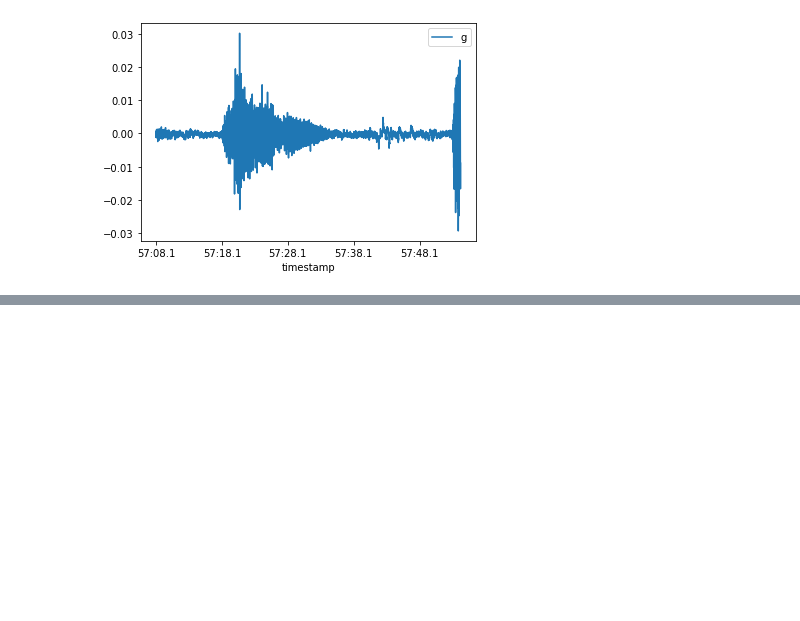
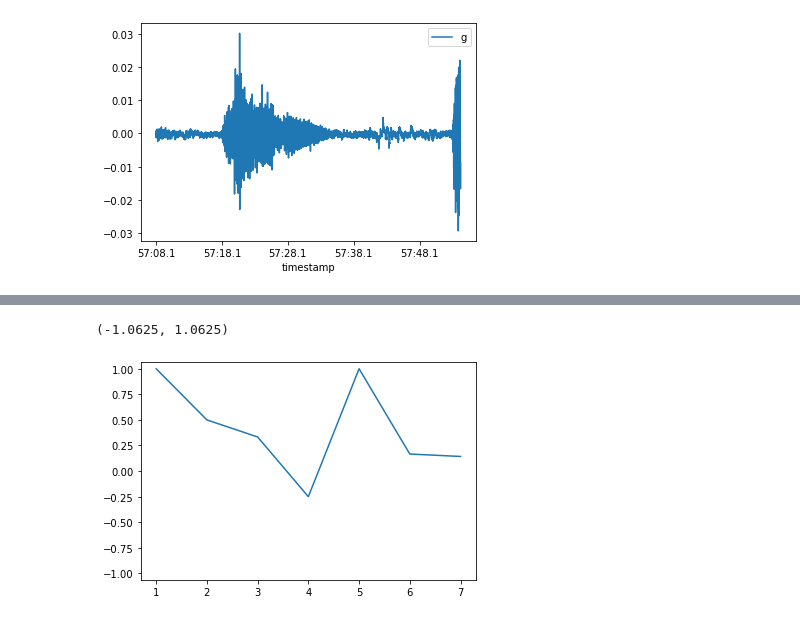
Before and after one commit to wianoski/lcs-bridge, a Jupyter notebook: RTU/fix_RTU01/rec acc/calib jumat/urusin acc.ipynb, the cells around one changed output, grey strips where cells are left out. Saved outputs shown, nothing was run; the diff lists cells and outputs as text; code cells hidden in the pictures; blank space fills up the shorter version.

```diff
--- a/RTU/fix_RTU01/rec acc/calib jumat/urusin acc.ipynb
+++ b/RTU/fix_RTU01/rec acc/calib jumat/urusin acc.ipynb
@@ -48,0 +76,12 @@ data1 = df1.plot(x='timestamp')
+# %%
+import matplotlib.pyplot as plt
+import pandas as pd
+data = pd.DataFrame([1,2,3,4,3,6,7,8], columns=['Data'])
+data['PctChange'] = data['Data'].pct_change()
+ax = data['PctChange'].plot()
+
+yabs_max = abs(max(ax.get_ylim(), key=abs))
+ax.set_ylim(ymin=-yabs_max, ymax=yabs_max)
+# %% [output]
+(-1.0625, 1.0625)
+[figure, added]
```
Also changed, not shown: parts of 1 cell of this notebook, 3 other files.
